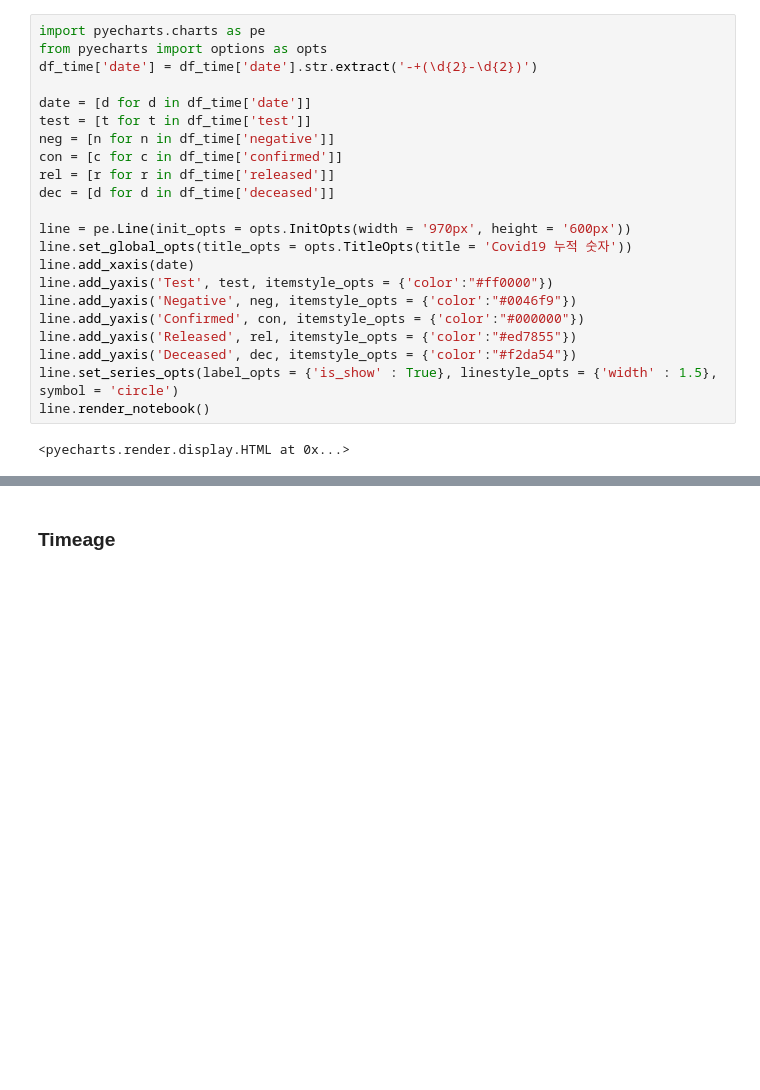
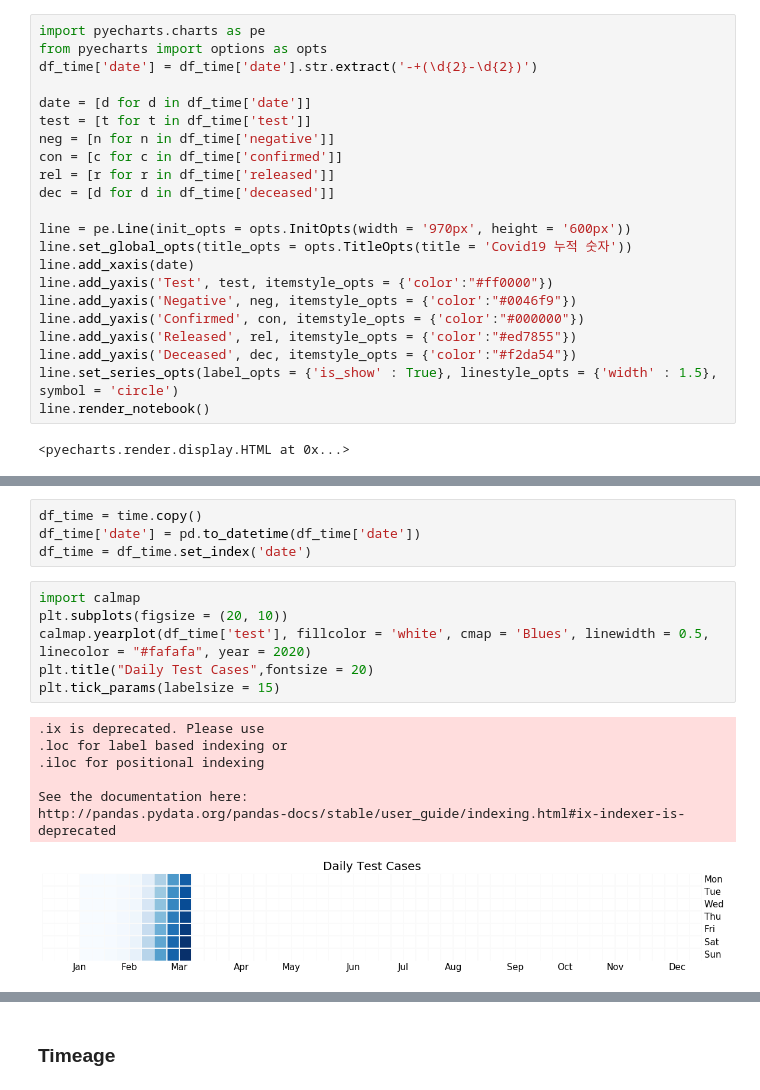
Before and after one commit to hodurie/Kaggle_Challenge, a Jupyter notebook: Covid19/Interactive_Plot.ipynb, the cells around one changed output, grey strips where cells are left out. Cells and saved outputs as stored; diff of their text form; blank space fills up the shorter version.

Commit message:
Covid19 Interactive Plot

```diff
--- a/Covid19/Interactive_Plot.ipynb
+++ b/Covid19/Interactive_Plot.ipynb
@@ -228,0 +262,18 @@ line.render_notebook()
+# %%
+df_time = time.copy()
+df_time['date'] = pd.to_datetime(df_time['date'])
+df_time = df_time.set_index('date')
+# %%
+import calmap
+plt.subplots(figsize = (20, 10))
+calmap.yearplot(df_time['test'], fillcolor = 'white', cmap = 'Blues', linewidth = 0.5, linecolor = "#fafafa", year = 2020)
+plt.title("Daily Test Cases",fontsize = 20)
+plt.tick_params(labelsize = 15)
+# %% [output]
+.ix is deprecated. Please use
+.loc for label based indexing or
+.iloc for positional indexing
+
+See the documentation here:
+http://pandas.pydata.org/pandas-docs/stable/user_guide/indexing.html#ix-indexer-is-deprecated
+[figure, added]
```
Also changed, not shown: parts of 9 cells of this notebook.
